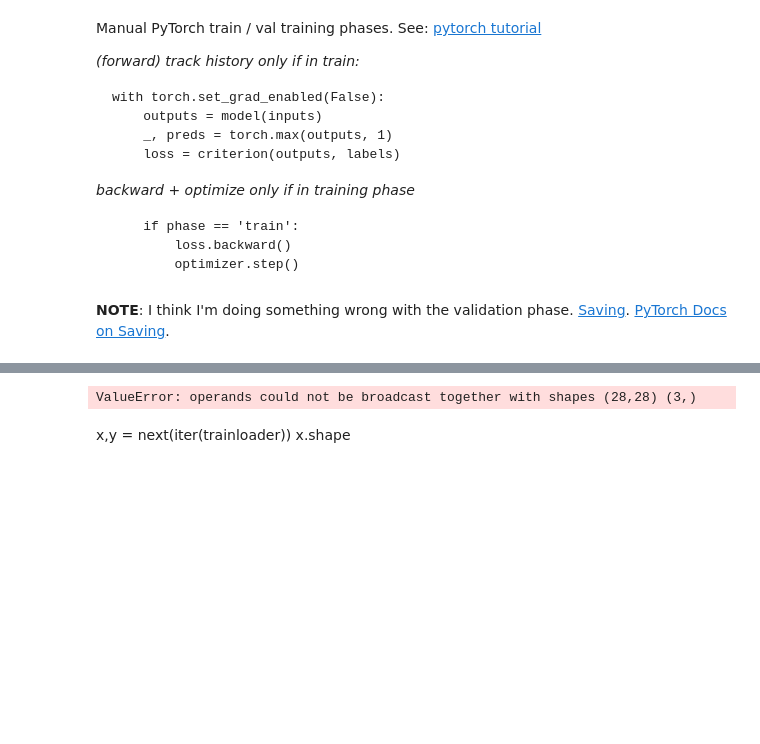
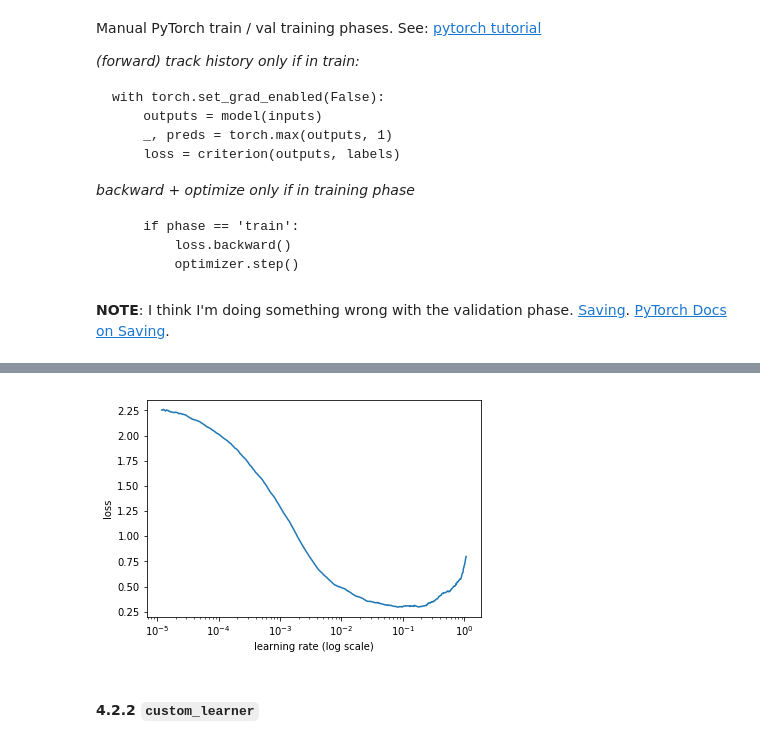
Before and after one commit to WNoxchi/deeplearningstudy, a Jupyter notebook: research/mnist-baseline-test.ipynb, the cells around one changed output, grey strips where cells are left out. Cells and saved outputs as stored; diff of their text form; code cells hidden in the pictures; blank space fills up the shorter version.

```diff
--- a/research/mnist-baseline-test.ipynb
+++ b/research/mnist-baseline-test.ipynb
@@ -410,0 +457,4 @@ ValueError: operands could not be broadcast together with shapes (28,28) (3,)
+# %%
+custom_learner.lr_find()
+custom_learner.sched.plot()
+# %% [output]
@@ -411,13 +462,11 @@ ValueError: operands could not be broadcast together with shapes (28,28) (3,)
+[figure, added]
 # %%
-next(iter(model_data.get_dl(model_data.trn_ds, False)))
+# next(iter(model_data.get_dl(model_data.trn_ds, False)))
-# %% [output]
-ValueError: operands could not be broadcast together with shapes (28,28) (3,)
-# %% [markdown]
-x,y = next(iter(trainloader))
-x.shape
 # %%
 resnet_learner.lr_find()
 resnet_learner.sched.plot_lr()
 # %%
 pt_res_learner.lr_find()
 pt_res_learner.sched.plot_lr()
+# %% [markdown]
+#### 4.2.2 `custom_learner`
```
Also changed, not shown: parts of 63 cells of this notebook.
